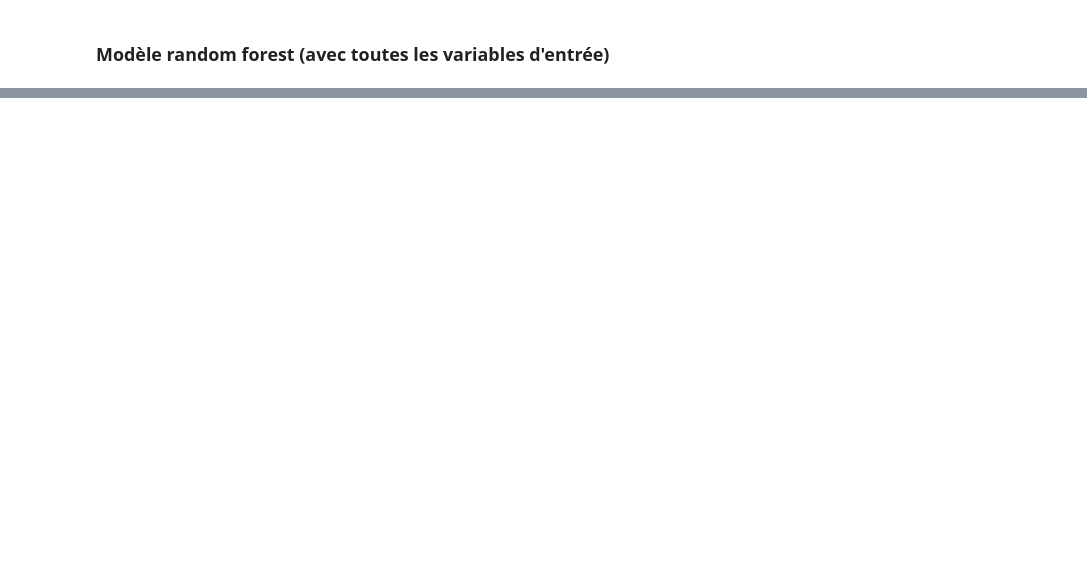
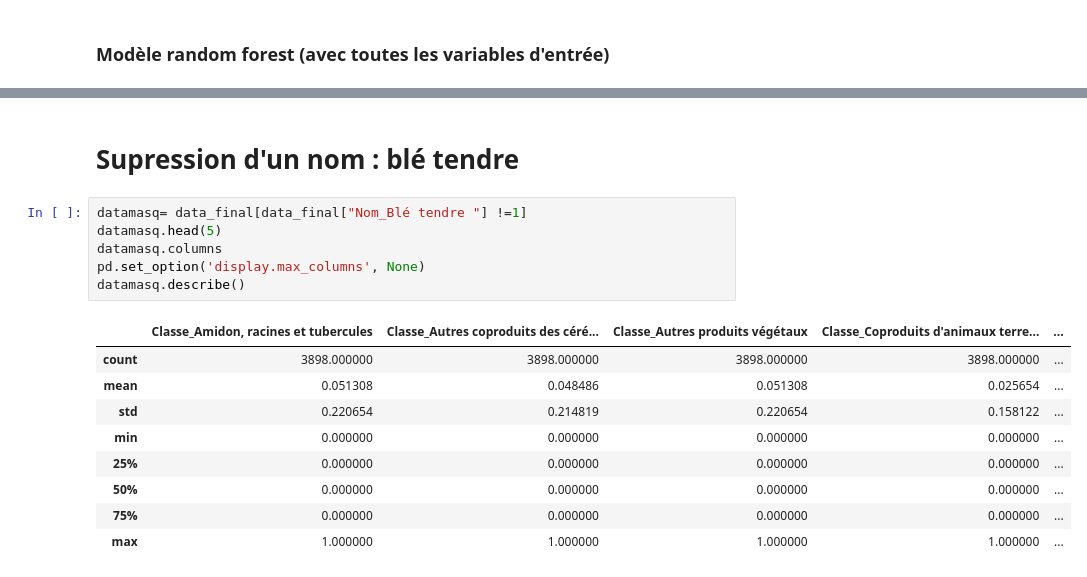
Before and after one commit to PJGouze/projet_fil_rouge, a Jupyter notebook: Regressor_Deux/Regressor2_20251712_V1.ipynb, the cells around one changed output, grey strips where cells are left out. Cells and saved outputs as stored; diff of their text form; blank space fills up the shorter version.

```diff
--- a/Regressor_Deux/Regressor2_20251712_V1.ipynb
+++ b/Regressor_Deux/Regressor2_20251712_V1.ipynb
@@ -535,0 +533,18 @@ df_ychap.T
+# %% [markdown]
+# Supression d'un nom : blé tendre
+# %%
+datamasq= data_final[data_final["Nom_Blé tendre "] !=1]
+datamasq.head(5)
+datamasq.columns
+pd.set_option('display.max_columns', None)
+datamasq.describe()
+# %% [output]
+|  | Classe_Amidon, racines et tubercules | Classe_Autres coproduits des céré... | Classe_Autres produits végétaux | Classe_Coproduits d'animaux terre... | ... |
+| count | 3898.000000 | 3898.000000 | 3898.000000 | 3898.000000 | ... |
+| mean | 0.051308 | 0.048486 | 0.051308 | 0.025654 | ... |
+| std | 0.220654 | 0.214819 | 0.220654 | 0.158122 | ... |
+| min | 0.000000 | 0.000000 | 0.000000 | 0.000000 | ... |
+| 25% | 0.000000 | 0.000000 | 0.000000 | 0.000000 | ... |
+| 50% | 0.000000 | 0.000000 | 0.000000 | 0.000000 | ... |
+| 75% | 0.000000 | 0.000000 | 0.000000 | 0.000000 | ... |
+| max | 1.000000 | 1.000000 | 1.000000 | 1.000000 | ... |
```
Also changed, not shown: parts of 21 cells of this notebook.
